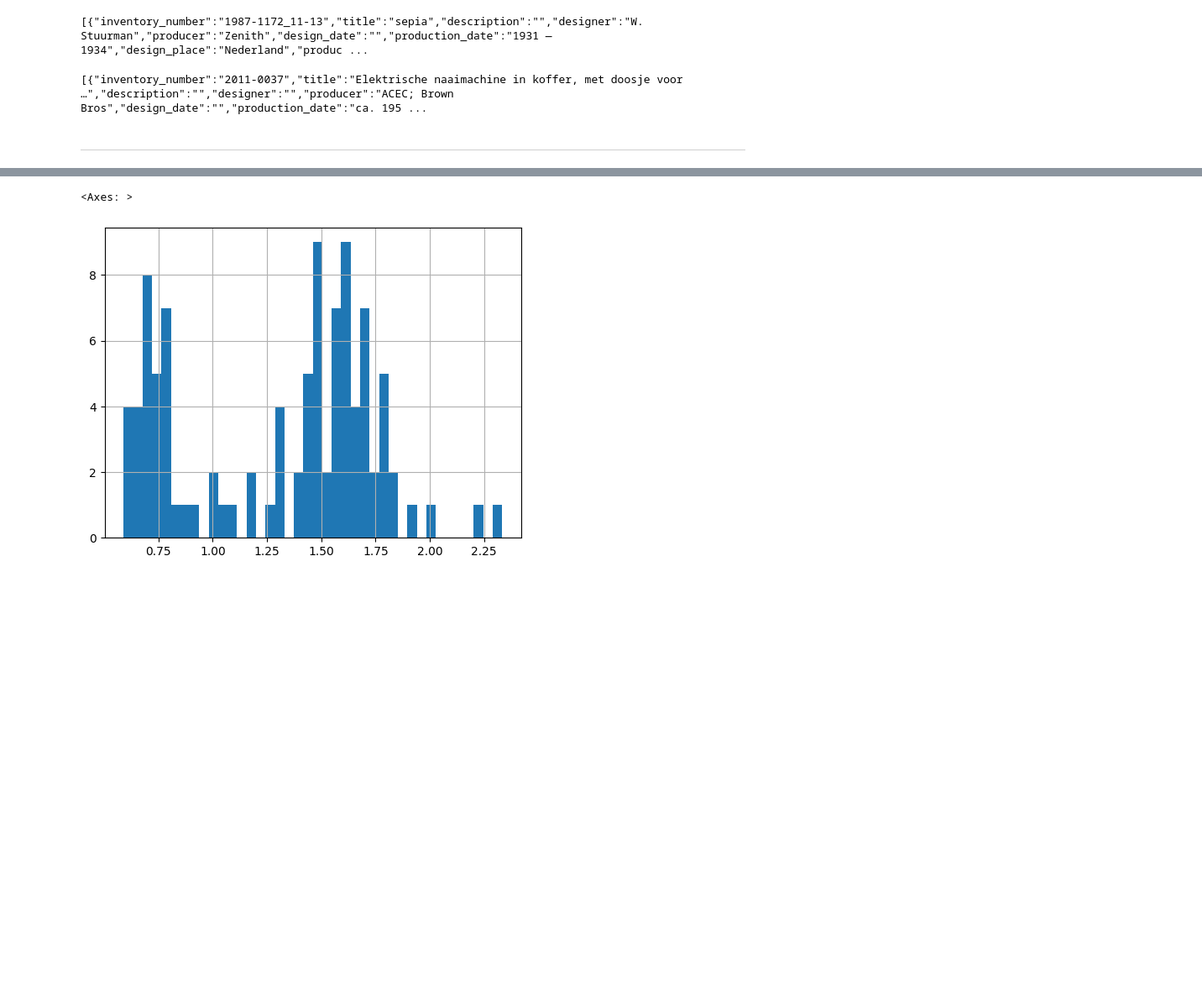
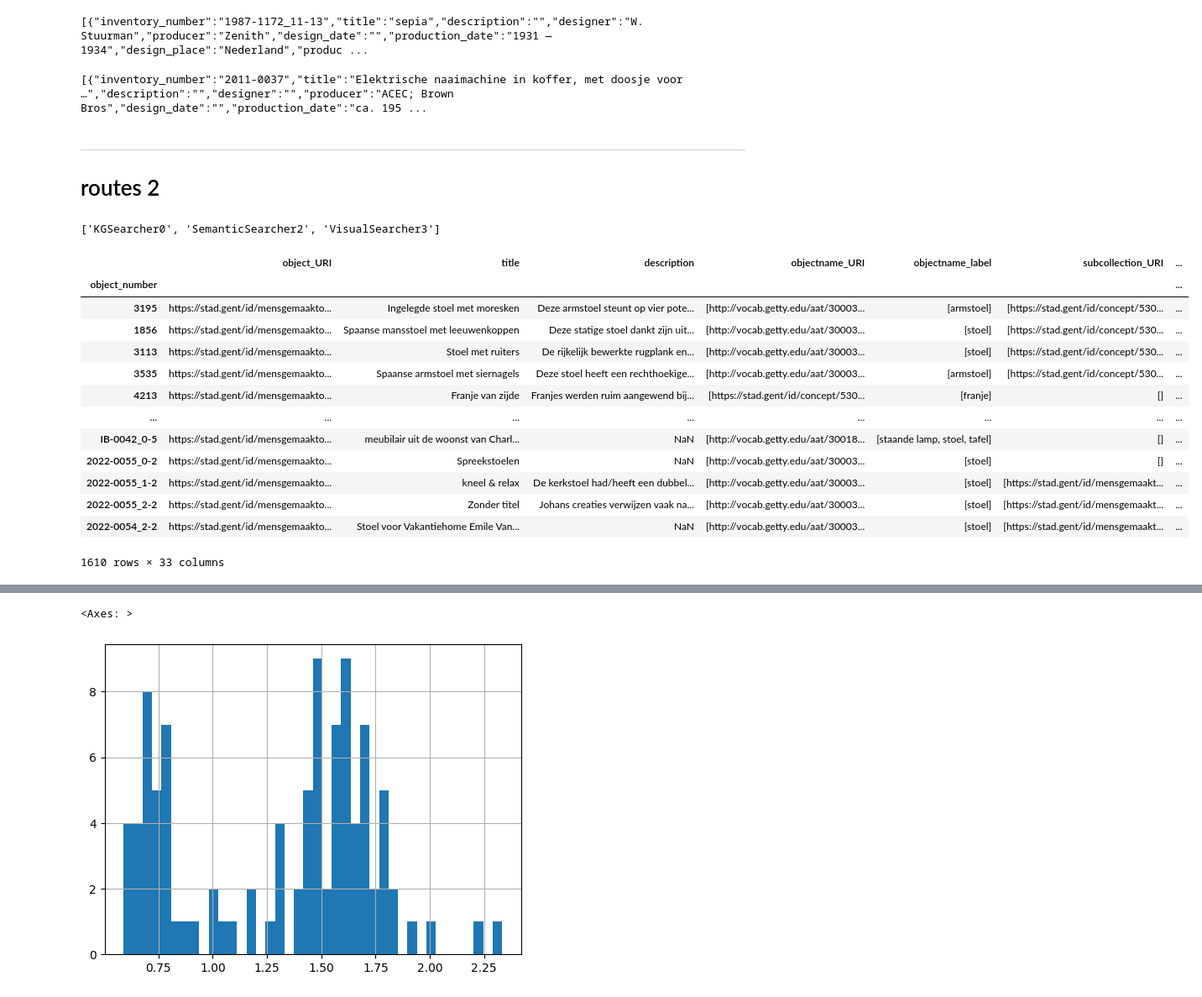
Before and after one commit to serendipity-searcher/web_backend, a Jupyter notebook: dev.ipynb, the cells around one changed output, grey strips where cells are left out. Shown at 84% size. Drawn from its saved outputs; the diff is of its cells as text; code cells hidden in the pictures; blank space fills up the shorter version.

Commit message:
fixed routes

```diff
--- a/dev.ipynb
+++ b/dev.ipynb
@@ -154,3 +156,5 @@ dmg.coll.filter("doos")
 [{"inventory_number":"2011-0037","title":"Elektrische naaimachine in koffer, met doosje voor …","description":"","designer":"","producer":"ACEC; Brown Bros","design_date":"","production_date":"ca. 195 ...
 # %% [markdown]
 ---
+
+# routes 2
@@ -158,0 +167,25 @@ dmg.coll.filter("doos")
+# %%
+path = "models"
+models = rq.get(base+collection_id+path).json()
+models = [m["id"] for m in models]
+models
+# %% [output]
+['KGSearcher0', 'SemanticSearcher2', 'VisualSearcher3']
+# %%
+dmg.coll.filter("stoel")
+# dmg.loc[["1999-0032_03-15"]].coll.get_texts()
+# %% [output]
+|  | object_URI | title | description | objectname_URI | objectname_label | subcollection_URI | ... |
+| object_number |  |  |  |  |  |  | ... |
+| 3195 | https://stad.gent/id/mensgemaakto... | Ingelegde stoel met moresken | Deze armstoel steunt op vier pote... | [http://vocab.getty.edu/aat/30003... | [armstoel] | [https://stad.gent/id/concept/530... | ... |
+| 1856 | https://stad.gent/id/mensgemaakto... | Spaanse mansstoel met leeuwenkoppen | Deze statige stoel dankt zijn uit... | [http://vocab.getty.edu/aat/30003... | [stoel] | [https://stad.gent/id/concept/530... | ... |
+| 3113 | https://stad.gent/id/mensgemaakto... | Stoel met ruiters | De rijkelijk bewerkte rugplank en... | [http://vocab.getty.edu/aat/30003... | [stoel] | [https://stad.gent/id/concept/530... | ... |
+| 3535 | https://stad.gent/id/mensgemaakto... | Spaanse armstoel met siernagels | Deze stoel heeft een rechthoekige... | [http://vocab.getty.edu/aat/30003... | [armstoel] | [https://stad.gent/id/concept/530... | ... |
+| 4213 | https://stad.gent/id/mensgemaakto... | Franje van zijde | Franjes werden ruim aangewend bij... | [https://stad.gent/id/concept/530... | [franje] | [] | ... |
+| ... | ... | ... | ... | ... | ... | ... | ... |
+| IB-0042_0-5 | https://stad.gent/id/mensgemaakto... | meubilair uit de woonst van Charl... | NaN | [http://vocab.getty.edu/aat/30018... | [staande lamp, stoel, tafel] | [] | ... |
+| 2022-0055_0-2 | https://stad.gent/id/mensgemaakto... | Spreekstoelen | NaN | [http://vocab.getty.edu/aat/30003... | [stoel] | [] | ... |
+| 2022-0055_1-2 | https://stad.gent/id/mensgemaakto... | kneel & relax | De kerkstoel had/heeft een dubbel... | [http://vocab.getty.edu/aat/30003... | [stoel] | [https://stad.gent/id/mensgemaakt... | ... |
+| 2022-0055_2-2 | https://stad.gent/id/mensgemaakto... | Zonder titel | Johans creaties verwijzen vaak na... | [http://vocab.getty.edu/aat/30003... | [stoel] | [https://stad.gent/id/mensgemaakt... | ... |
+| 2022-0054_2-2 | https://stad.gent/id/mensgemaakto... | Stoel voor Vakantiehome Emile Van... | NaN | [http://vocab.getty.edu/aat/30003... | [stoel] | [https://stad.gent/id/mensgemaakt... | ... |
+1610 rows × 33 columns
```
Also changed, not shown: parts of 16 cells of this notebook, 5 other files.
